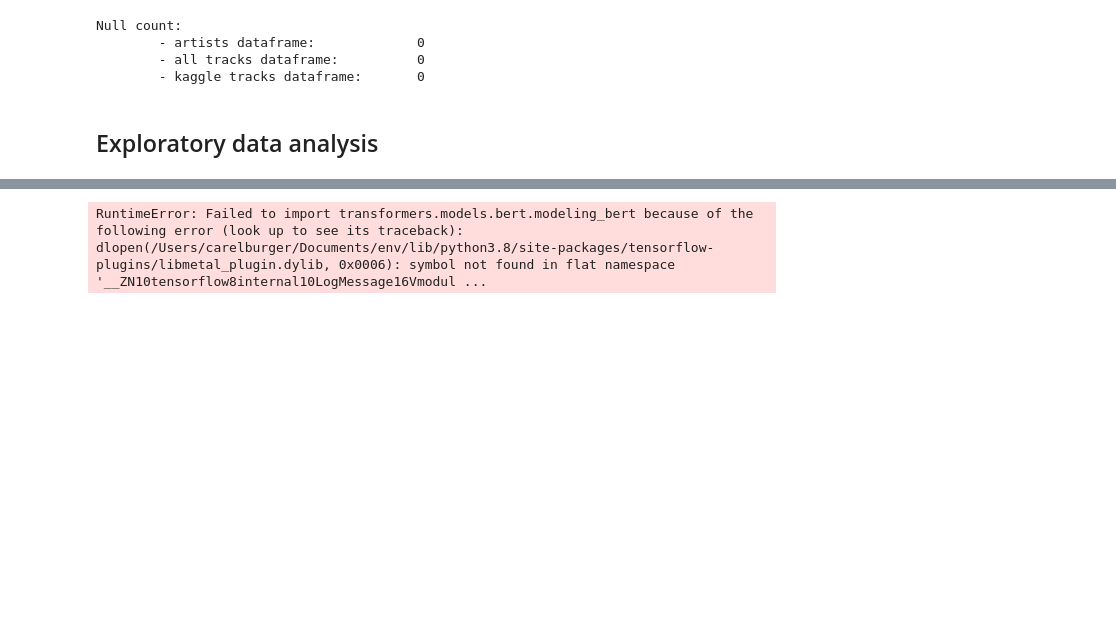
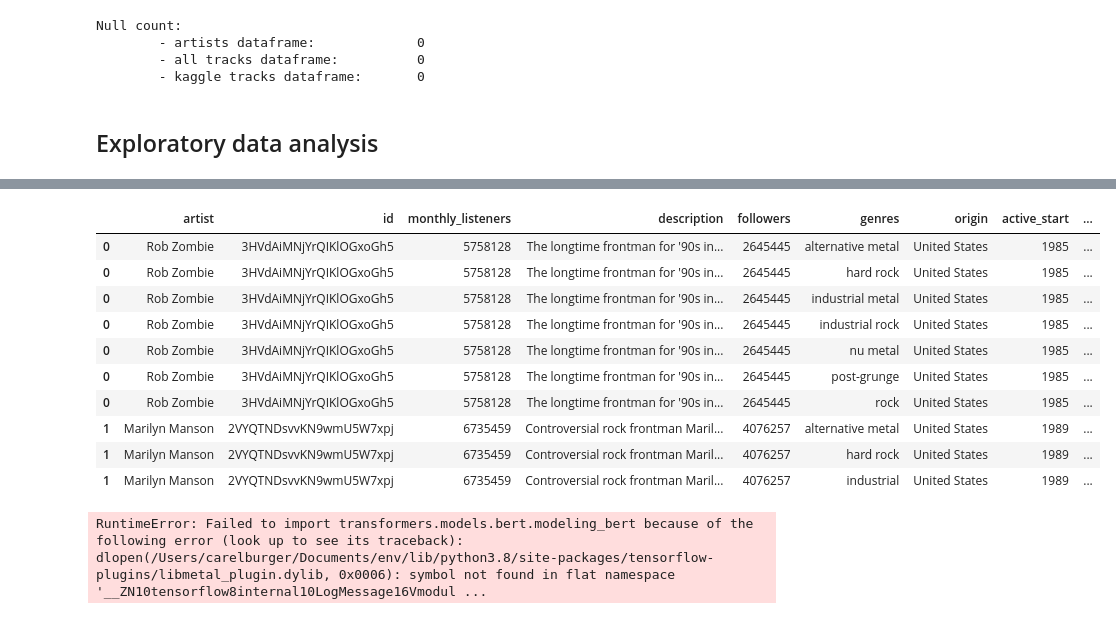
Before and after one commit to cjcdwburger/UOL_DSM020_CW2, a Jupyter notebook: CW2.ipynb, the cells around one changed output, grey strips where cells are left out. Cells and saved outputs as stored; diff of their text form; code cells hidden in the pictures; blank space fills up the shorter version.

```diff
--- a/CW2.ipynb
+++ b/CW2.ipynb
@@ -2045,20 +2047,42 @@ allowed_genres = [
     'gothic symphonic metal',
     'groove metal',
     'pop',
-    'pop rock',
-    'dance pop',
 ]
 
+
+# 0	black metal	64
+# 1	dance pop	33
+# 2	death metal	49
+# 3	deathcore	38
+# 4	glam metal	30
+# 5	gothic metal	53
+# 6	gothic symphonic metal	44
+# 7	grindcore	20
+# 8	groove metal	47
+# 9	hard rock	79
+# 10	industrial metal	73
+# 11	melodic death metal	41
+# 12	melodic metalcore	77
+# 13	metalcore	67
+# 14	nu metal	112
+# 15	pop	99
+# 16	pop rock	23
+# 17	power metal	64
+# 18	rock	124
+
 def contains_genre(genres, allowed_genres):
+    genres_found = []
     for genre in genres:
         if (genre in allowed_genres):
-            return True
-    return False
+            genres_found += [genre]
+    if (len(genres_found)>0):
+        return genres_found
+    else:
+        return np.nan
 
 artists_filtered_df = artists_cleaned_df.copy()
-artists_filtered_df = artists_filtered_df.loc[
-        artists_cleaned_df['genres'].apply(lambda row: contains_genre(row, allowed_genres))
-    ]
+artists_filtered_df['genres'] = artists_cleaned_df['genres'].apply(lambda row: contains_genre(row, allowed_genres))
+artists_filtered_df = artists_filtered_df[artists_filtered_df['genres'].isna()==False]
 
 print(len(artists_cleaned_df))
 print(len(artists_filtered_df))
@@ -2181,3 +2368,19 @@ Null count:
+# %%
+
+artists_expl_df = artists_df.explode('genres')
+artists_expl_df.head(10)
+# %% [output]
+|  | artist | id | monthly_listeners | description | followers | genres | origin | active_start | ... |
+| 0 | Rob Zombie | 3HVdAiMNjYrQIKlOGxoGh5 | 5758128 | The longtime frontman for '90s in... | 2645445 | alternative metal | United States | 1985 | ... |
+| 0 | Rob Zombie | 3HVdAiMNjYrQIKlOGxoGh5 | 5758128 | The longtime frontman for '90s in... | 2645445 | hard rock | United States | 1985 | ... |
+| 0 | Rob Zombie | 3HVdAiMNjYrQIKlOGxoGh5 | 5758128 | The longtime frontman for '90s in... | 2645445 | industrial metal | United States | 1985 | ... |
+| 0 | Rob Zombie | 3HVdAiMNjYrQIKlOGxoGh5 | 5758128 | The longtime frontman for '90s in... | 2645445 | industrial rock | United States | 1985 | ... |
+| 0 | Rob Zombie | 3HVdAiMNjYrQIKlOGxoGh5 | 5758128 | The longtime frontman for '90s in... | 2645445 | nu metal | United States | 1985 | ... |
+| 0 | Rob Zombie | 3HVdAiMNjYrQIKlOGxoGh5 | 5758128 | The longtime frontman for '90s in... | 2645445 | post-grunge | United States | 1985 | ... |
+| 0 | Rob Zombie | 3HVdAiMNjYrQIKlOGxoGh5 | 5758128 | The longtime frontman for '90s in... | 2645445 | rock | United States | 1985 | ... |
+| 1 | Marilyn Manson | 2VYQTNDsvvKN9wmU5W7xpj | 6735459 | Controversial rock frontman Maril... | 4076257 | alternative metal | United States | 1989 | ... |
+| 1 | Marilyn Manson | 2VYQTNDsvvKN9wmU5W7xpj | 6735459 | Controversial rock frontman Maril... | 4076257 | hard rock | United States | 1989 | ... |
+| 1 | Marilyn Manson | 2VYQTNDsvvKN9wmU5W7xpj | 6735459 | Controversial rock frontman Maril... | 4076257 | industrial | United States | 1989 | ... |
 # %%
 # https://wandb.ai/mukilan/BERT_Sentiment_Analysis/reports/An-Introduction-to-BERT-And-How-To-Use-It--VmlldzoyNTIyOTA1
 
```
Also changed, not shown: parts of 13 cells of this notebook.
